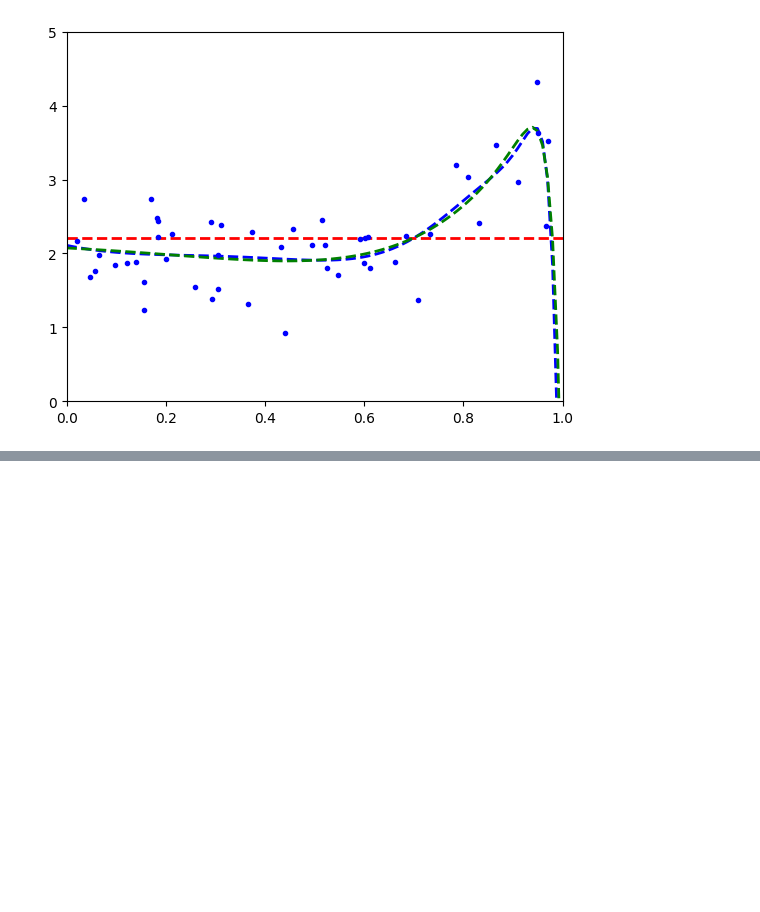
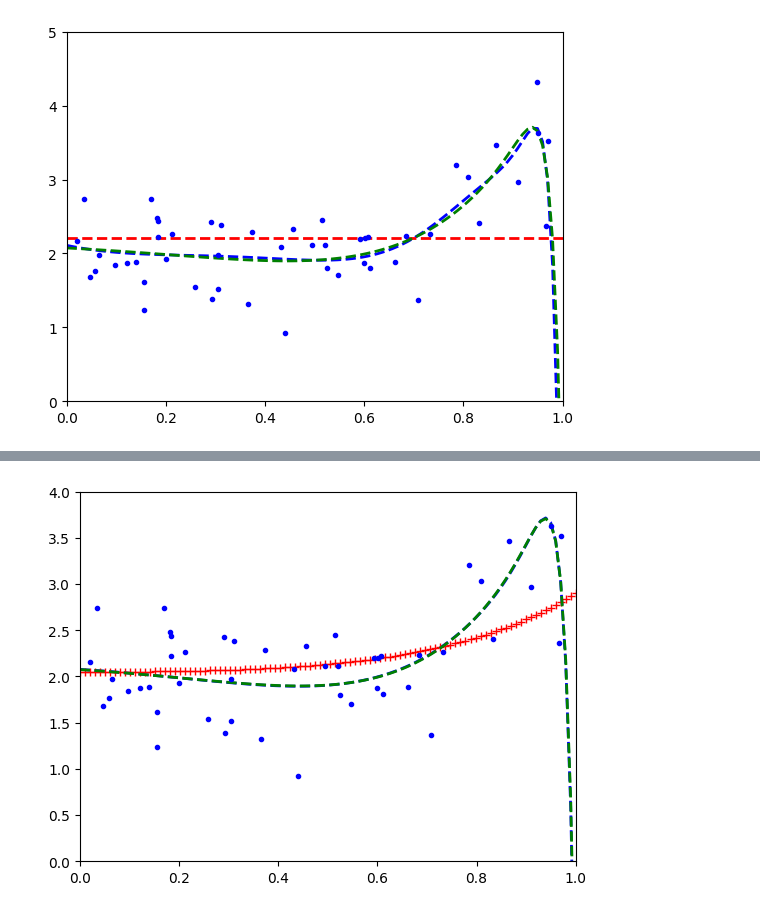
Before and after one commit to VanshSinghavi/Machine-Learning-Basics, a Jupyter notebook: models.ipynb, the cells around one changed output, grey strips where cells are left out. Cells and saved outputs as stored; diff of their text form; code cells hidden in the pictures; blank space fills up the shorter version.

Commit message:
Added Elastic-Net Regression and Early Stopping

```diff
--- a/models.ipynb
+++ b/models.ipynb
@@ -374,0 +379,7 @@ plt.show()
+# %%
+from sklearn.linear_model import ElasticNet
+
+elastic_reg_1 = ElasticNet(alpha=1, l1_ratio=0.5)
+elastic_reg_1.fit(X_regularization, y_regularization)
+print("ElasticNet Weights:", elastic_reg_1.coef_, "and Bias:", elastic_reg_1.intercept_)
+plot_model(X_regularization, y_regularization, [elastic_reg_1], style='r:', plot_bg=True, y_max=4)
@@ -374,0 +389,15 @@ plt.show()
+# %%
+elastic_reg_1e1 = ElasticNet(alpha=0.1, l1_ratio=0.5)
+elastic_reg_1e10 = ElasticNet(alpha=1e-10, l1_ratio=0.5)
+elastic_reg_1e5 = ElasticNet(alpha=1e-05, l1_ratio=0.5)
+
+elastic_reg_1e1.fit(X_regularization_poly, y_regularization)
+elastic_reg_1e10.fit(X_regularization_poly, y_regularization)
+elastic_reg_1e5.fit(X_regularization_poly, y_regularization)
+
+plot_model(X_regularization, y_regularization, [elastic_reg_1e10], style='b--', poly_features=poly_features_50)
+plot_model(X_regularization, y_regularization, [elastic_reg_1e1], style='r+', bins = 100, poly_features=poly_features_50)
+plot_model(X_regularization, y_regularization, [elastic_reg_1e5], plot_bg=True, y_max=4, style='g--', poly_features=poly_features_50)
+plt.show()
+# %% [output]
+[figure, added]
```
Also changed, not shown: parts of 15 cells of this notebook.
